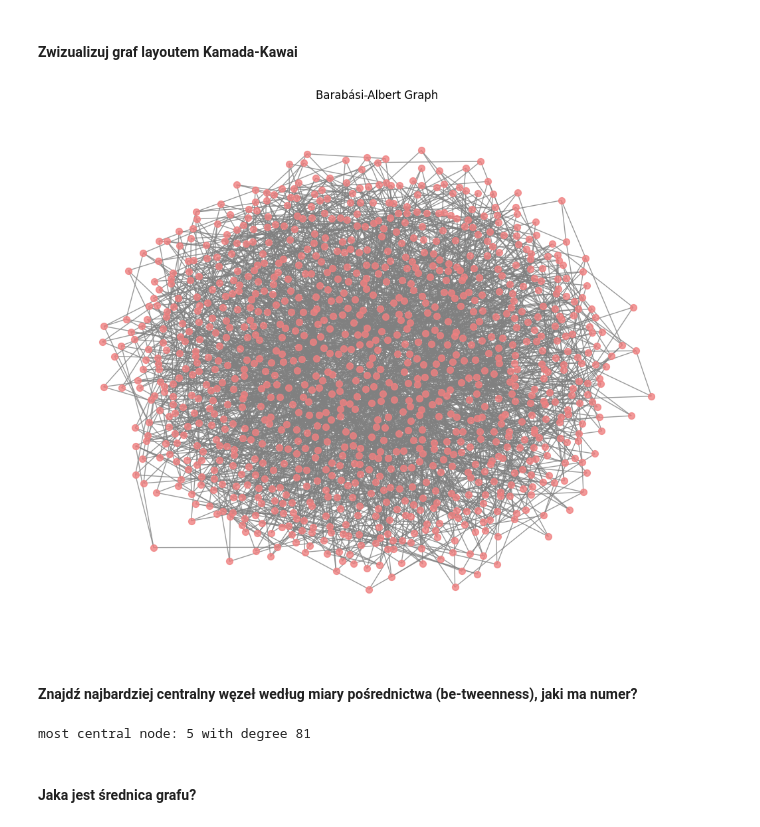
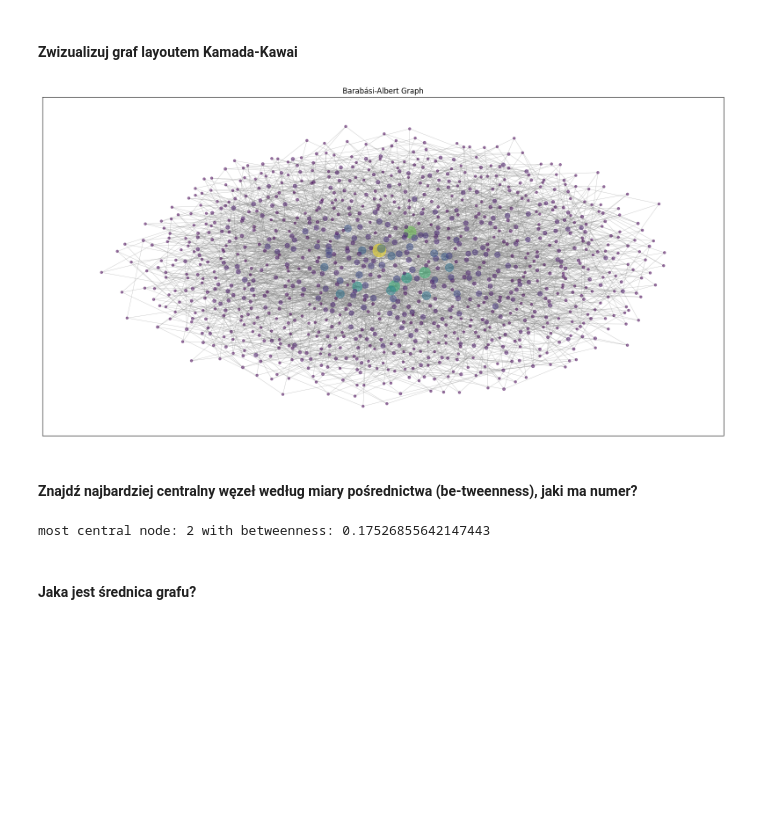
Before and after one commit to jkociecki/complex-networks-pwr, a Jupyter notebook: lab01/networks-analysis.ipynb, the cells around one changed output. Cells and saved outputs as stored; diff of their text form; code cells hidden in the pictures; blank space fills up the shorter version.

```diff
--- a/lab01/networks-analysis.ipynb
+++ b/lab01/networks-analysis.ipynb
@@ -110,30 +126,38 @@ ba = nx.barabasi_albert_graph(N, m)
 # %% [markdown]
 #### Zwizualizuj graf layoutem Kamada-Kawai
 # %%
-plt.figure(figsize=(10, 8))
+plt.figure(figsize=(20, 10))
+
+degrees = dict(ba.degree())
+sizes = [v * 5 for v in degrees.values()]
+colors = [v for v in degrees.values()]
 pos = nx.kamada_kawai_layout(ba)
-nx.draw(
+
+
+nx.draw_networkx_nodes(
     ba,
     pos,
-    node_size=50,
-    node_color="lightcoral",
-    with_labels=False,
-    edge_color="gray",
-    alpha=0.8,
+    node_size=sizes,
+    node_color=colors,
+    alpha=0.5,
 )
+
+nx.draw_networkx_edges(ba, pos, edge_color="gray", alpha=0.5,     width=0.5,
+)
+
 plt.title("Barabási-Albert Graph")
 plt.show()
 # %% [output]
-[figure, old version]
+[figure, new version]
 # %% [markdown]
 #### Znajdź najbardziej centralny węzeł według miary pośrednictwa (be-tweenness), jaki ma numer?
 # %%
-centrality = nx.degree_centrality(ba)
+betweenness = nx.betweenness_centrality(ba)
 
-most_central = max(centrality, key=centrality.get)
-print(f"most central node: {most_central} with degree: {ba.degree(most_central)}")
+most_central = max(betweenness, key=betweenness.get)
+print(f"most central node: {most_central} with betweenness: {betweenness[most_central]}")
 # %% [output]
-most central node: 5 with degree 81
+most central node: 2 with betweenness: 0.17526855642147443
 # %% [markdown]
 #### Jaka jest średnica grafu?
 # %%
```
Also changed, not shown: parts of 11 cells of this notebook, 1 other file.
